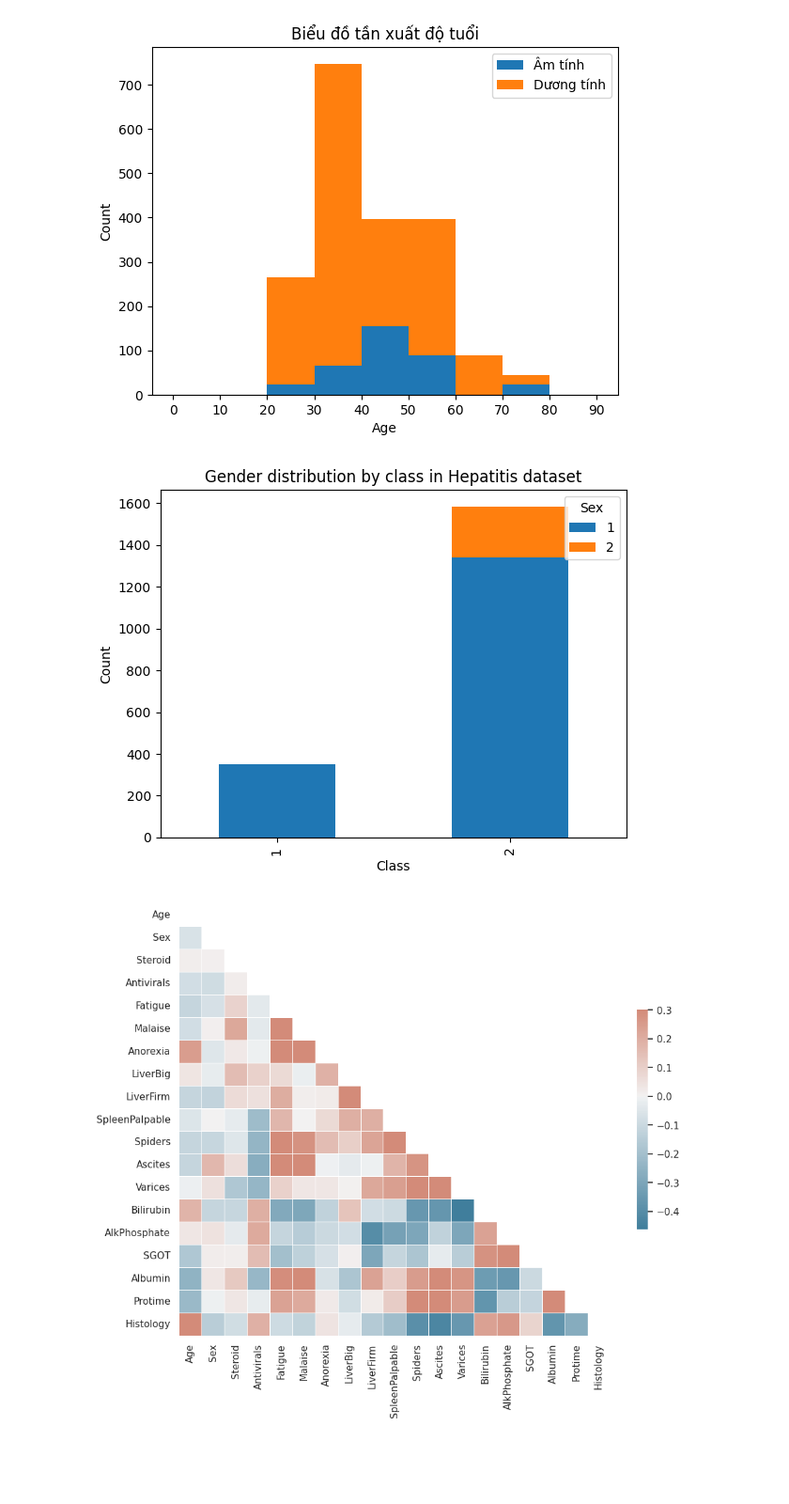
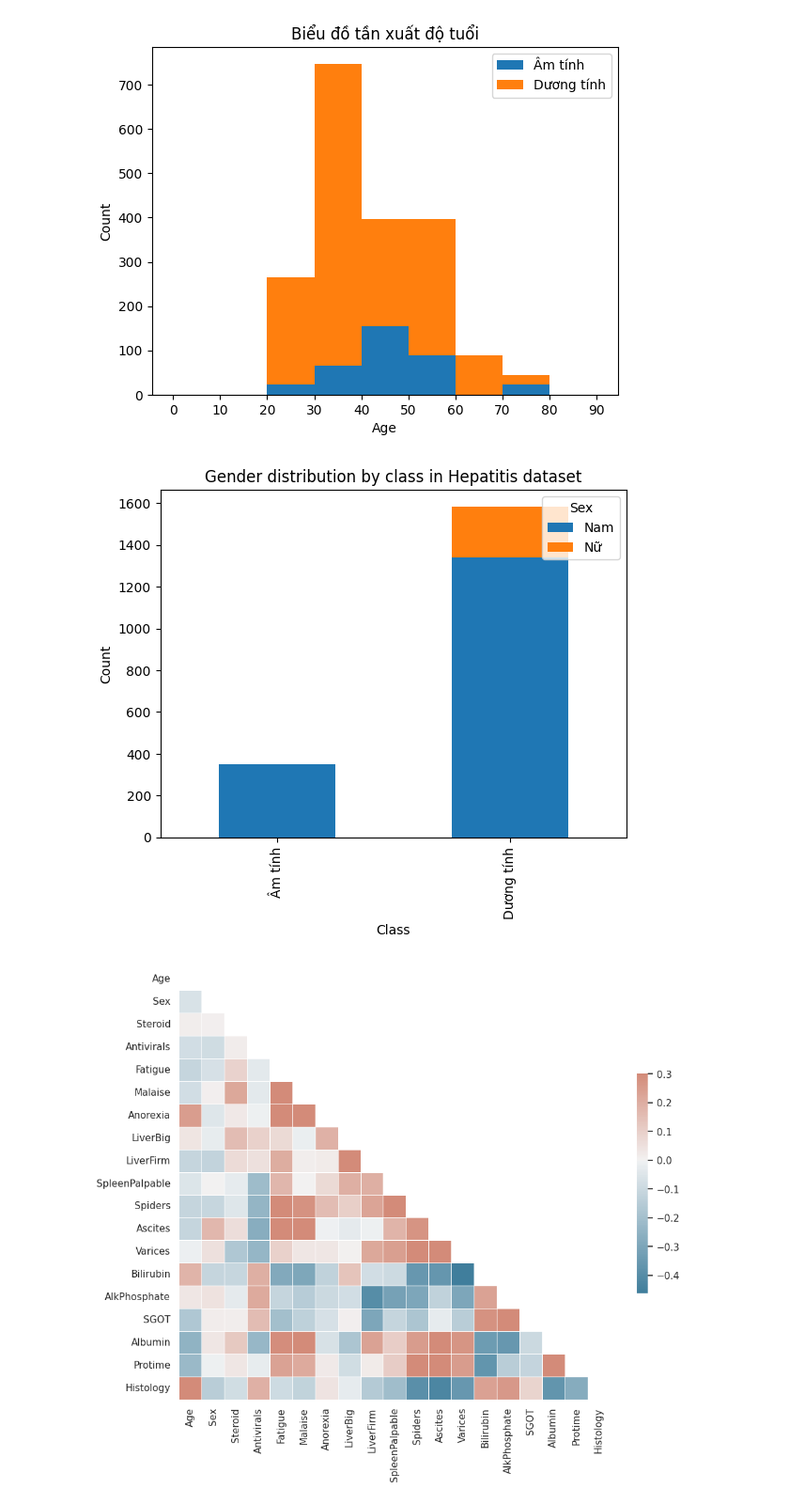
Before and after one commit to quangdad/DataMining, a Jupyter notebook: HepatitisB.ipynb, the cells around one changed output. Shown at 94% size. Saved outputs shown, nothing was run; the diff lists cells and outputs as text; code cells hidden in the pictures; blank space fills up the shorter version.

```diff
--- a/HepatitisB.ipynb
+++ b/HepatitisB.ipynb
@@ -133,17 +132,21 @@ plt.show()
 # %%
 # Lọc và tính số lượng mẫu theo class và giới tính
 class_count = data.groupby('Class').size()
 sex_count = data.groupby(['Class', 'Sex']).size().unstack()
+
+# Đổi tên nhãn
+sex_count = sex_count.rename(columns={1: 'Nam', 2: 'Nữ'})
+sex_count.index = ['Âm tính', 'Dương tính']
 
 # Vẽ biểu đồ barchart
 sex_count.plot(kind='bar', stacked=True)
 plt.xlabel('Class')
 plt.ylabel('Count')
 plt.title('Gender distribution by class in Hepatitis dataset')
 plt.legend(title='Sex', loc='upper right')
 plt.show()
 # %% [output]
-[figure, old version]
+[figure, new version]
 # %%
 # Chuẩn hóa dữ liệu các thuộc tính số
 numeric_columns = ['Age', 'Sex', 'Steroid', 'Antivirals', 'Fatigue', 'Malaise', 'Anorexia', 'LiverBig', 'LiverFirm', 'SpleenPalpable', 'Spiders', 'Ascites', 'Varices', 'Bilirubin', 'AlkPhosphate', 'SGOT', 'Albumin', 'Protime', 'Histology']
```
Also changed, not shown: parts of 6 cells of this notebook.
